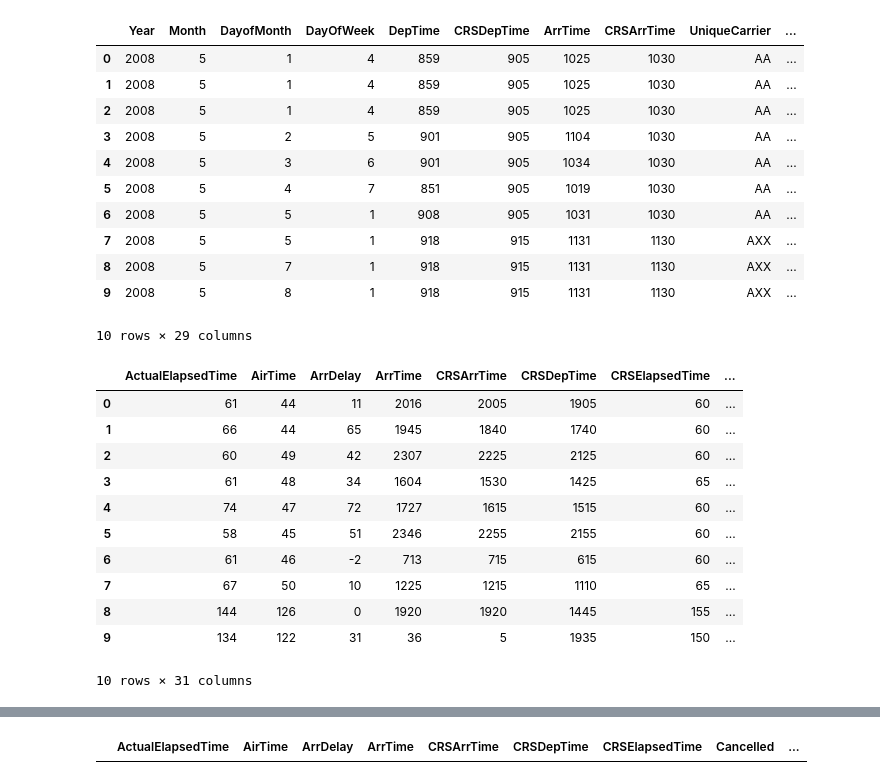
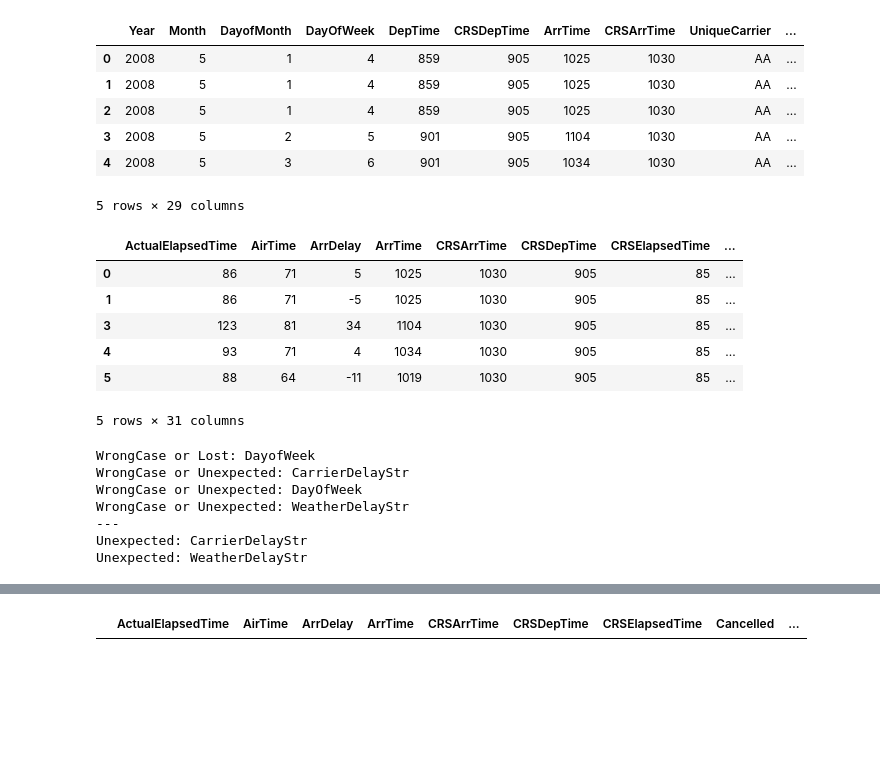
Before and after one commit to Nradionenko/Jupyter_final_hometask, a Jupyter notebook: Tests_Nradionenko.ipynb, the cells around one changed output, grey strips where cells are left out. Saved outputs shown, nothing was run; the diff lists cells and outputs as text; code cells hidden in the pictures; blank space fills up the shorter version.

```diff
--- a/Tests_Nradionenko.ipynb
+++ b/Tests_Nradionenko.ipynb
@@ -14,7 +14,7 @@ source_flights = pd.read_csv(bucket_path+folder+flights, dtype=str)
 source_airports = pd.read_csv(bucket_path+folder+airports, dtype=str)
 source_carriers = pd.read_csv(bucket_path+folder+carriers, dtype=str)
 
-source_flights.head(10)
+source_flights.head()
 # %% [output]
 |  | Year | Month | DayofMonth | DayOfWeek | DepTime | CRSDepTime | ArrTime | CRSArrTime | UniqueCarrier | ... |
 | 0 | 2008 | 5 | 1 | 4 | 859 | 905 | 1025 | 1030 | AA | ... |
@@ -22,12 +22,7 @@ source_flights.head(10)
 | 2 | 2008 | 5 | 1 | 4 | 859 | 905 | 1025 | 1030 | AA | ... |
 | 3 | 2008 | 5 | 2 | 5 | 901 | 905 | 1104 | 1030 | AA | ... |
 | 4 | 2008 | 5 | 3 | 6 | 901 | 905 | 1034 | 1030 | AA | ... |
-| 5 | 2008 | 5 | 4 | 7 | 851 | 905 | 1019 | 1030 | AA | ... |
-| 6 | 2008 | 5 | 5 | 1 | 908 | 905 | 1031 | 1030 | AA | ... |
-| 7 | 2008 | 5 | 5 | 1 | 918 | 915 | 1131 | 1130 | AXX | ... |
-| 8 | 2008 | 5 | 7 | 1 | 918 | 915 | 1131 | 1130 | AXX | ... |
-| 9 | 2008 | 5 | 8 | 1 | 918 | 915 | 1131 | 1130 | AXX | ... |
-10 rows × 29 columns
+5 rows × 29 columns
 # %%
 # Read target files
 from google.cloud import storage
@@ -36,43 +31,76 @@ from google.cloud import storage
 flt_prefix = 'raw/flights'
 apt_prefix = 'raw/airports'
 carr_prefix = 'raw/carriers'
 
 # lists to store parquet files
 flt_files, apt_files, carr_files = [], [], []
 # raw_flt, raw_apt, raw_carr = pd.DataFrame(), pd.DataFrame(), pd.DataFrame()
 
 parquet_files = {flt_prefix: [flt_files, 'raw_flt'], apt_prefix: [apt_files, 'raw_apt'], carr_prefix: [carr_files, 'raw_carr']}
 
 client = storage.Client()
 
 # read all files in bucket and extract parquet ones only. Add parquet files to respective lists, declared above
 for prfx, folders in parquet_files.items():
     for blob in client.list_blobs(bucket, prefix=prfx):
         if 'parquet' in str(blob):
             folders[0].append(bucket_path + '/' + blob.name)
 
 def concat_parquet_files(files_folder, df):
     df = pd.DataFrame()
     for file in files_folder:
         df = pd.concat([pd.read_parquet(file), df])
     return df
 
 raw_apt = concat_parquet_files (apt_files, 'raw_apt')
 raw_flt = concat_parquet_files (flt_files, 'raw_flt')
 raw_carr = concat_parquet_files (carr_files, 'raw_carr')
 
-raw_flt.head(10)
+raw_flt.head()
 # %% [output]
 |  | ActualElapsedTime | AirTime | ArrDelay | ArrTime | CRSArrTime | CRSDepTime | CRSElapsedTime | ... |
-| 0 | 61 | 44 | 11 | 2016 | 2005 | 1905 | 60 | ... |
-| 1 | 66 | 44 | 65 | 1945 | 1840 | 1740 | 60 | ... |
-| 2 | 60 | 49 | 42 | 2307 | 2225 | 2125 | 60 | ... |
-| 3 | 61 | 48 | 34 | 1604 | 1530 | 1425 | 65 | ... |
-| 4 | 74 | 47 | 72 | 1727 | 1615 | 1515 | 60 | ... |
-| 5 | 58 | 45 | 51 | 2346 | 2255 | 2155 | 60 | ... |
-| 6 | 61 | 46 | -2 | 713 | 715 | 615 | 60 | ... |
-| 7 | 67 | 50 | 10 | 1225 | 1215 | 1110 | 65 | ... |
-| 8 | 144 | 126 | 0 | 1920 | 1920 | 1445 | 155 | ... |
-| 9 | 134 | 122 | 31 | 36 | 5 | 1935 | 150 | ... |
+| 0 | 86 | 71 | 5 | 1025 | 1030 | 905 | 85 | ... |
+| 1 | 86 | 71 | -5 | 1025 | 1030 | 905 | 85 | ... |
+| 3 | 123 | 81 | 34 | 1104 | 1030 | 905 | 85 | ... |
+| 4 | 93 | 71 | 4 | 1034 | 1030 | 905 | 85 | ... |
+| 5 | 88 | 64 | -11 | 1019 | 1030 | 905 | 85 | ... |
-10 rows × 31 columns
+5 rows × 31 columns
+# %%
+# flights completeness: check all expected columns exist in target
+
+expected_cols = ['Year', 'Month', 'DayofMonth', 'DayofWeek', 'DepTime', 'CRSDepTime', 'ArrTime', 'CRSArrTime', 'UniqueCarrier', 'FlightNum', 'TailNum', 'ActualElapsedTime', 'CRSElapsedTime', 'AirTime', 'ArrDelay', 'DepDelay', 'Origin', 'Dest', 'Distance', 'TaxiIn', 'TaxiOut', 'Cancelled', 'CancellationCode', 'Diverted', 'CarrierDelay', 'WeatherDelay', 'NASDelay', 'SecurityDelay', 'LateAircraftDelay'
+]
+target_cols = raw_flights.columns
+
+# lower both lists for comparison
+exp_lower = [col.lower() for col in expected_cols]
+target_lower = [col.lower() for col in target_cols]
+
+# compare columns in terms of upper/lower case:
+for col in expected_cols:
+    if col not in target_cols:
+        print("WrongCase or Lost: "+col)
+
+for col in target_cols:
+    if col not in expected_cols:
+        print("WrongCase or Unexpected: "+col)
+
+print('---')
+
+# compare columns ignoring the case:
+for col in expected_cols:
+    if col.lower() not in target_lower:
+        print("Lost: "+col)
+
+for col in target_cols:
+    if col.lower() not in exp_lower:
+        print("Unexpected: "+col)
+# %% [output]
+WrongCase or Lost: DayofWeek
+WrongCase or Unexpected: CarrierDelayStr
+WrongCase or Unexpected: DayOfWeek
+WrongCase or Unexpected: WeatherDelayStr
+---
+Unexpected: CarrierDelayStr
+Unexpected: WeatherDelayStr
 # %%
```
Also changed, not shown: parts of 2 cells of this notebook.
